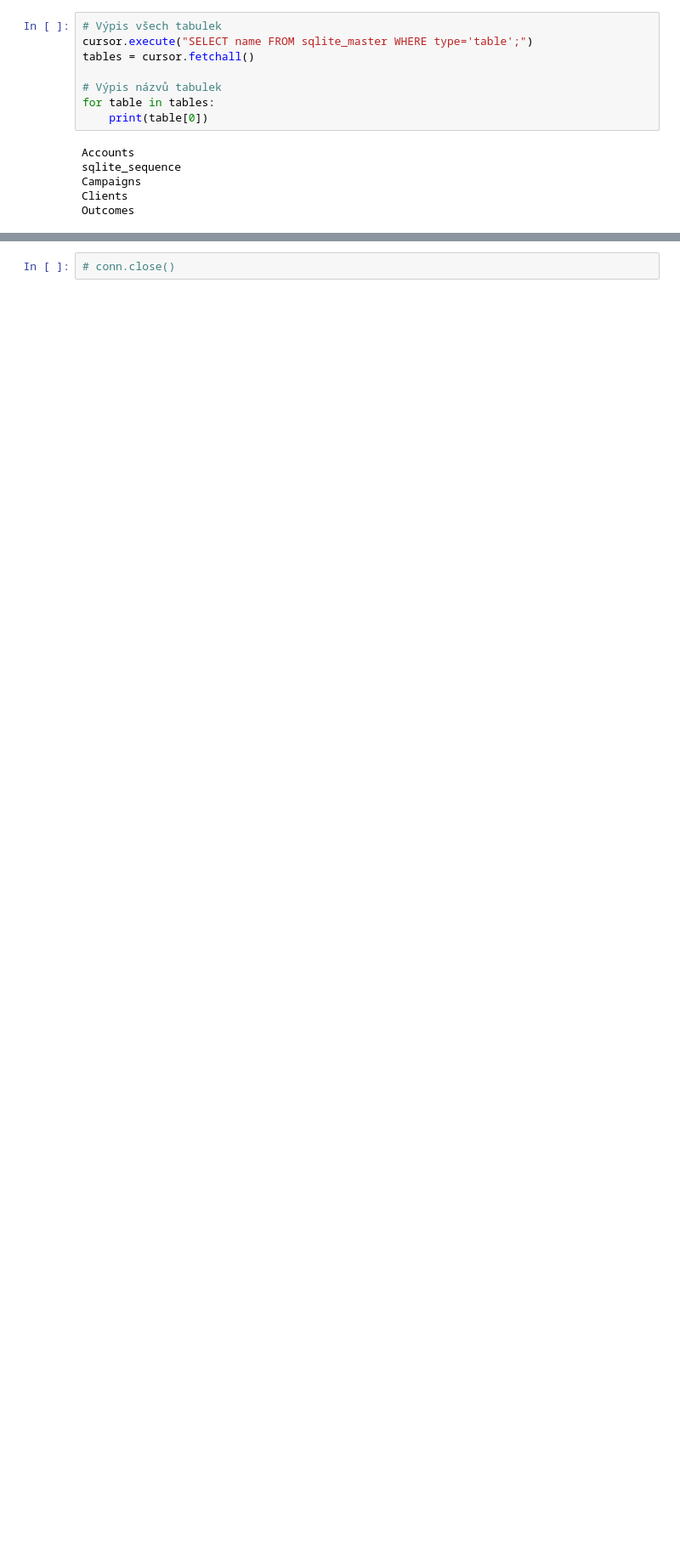
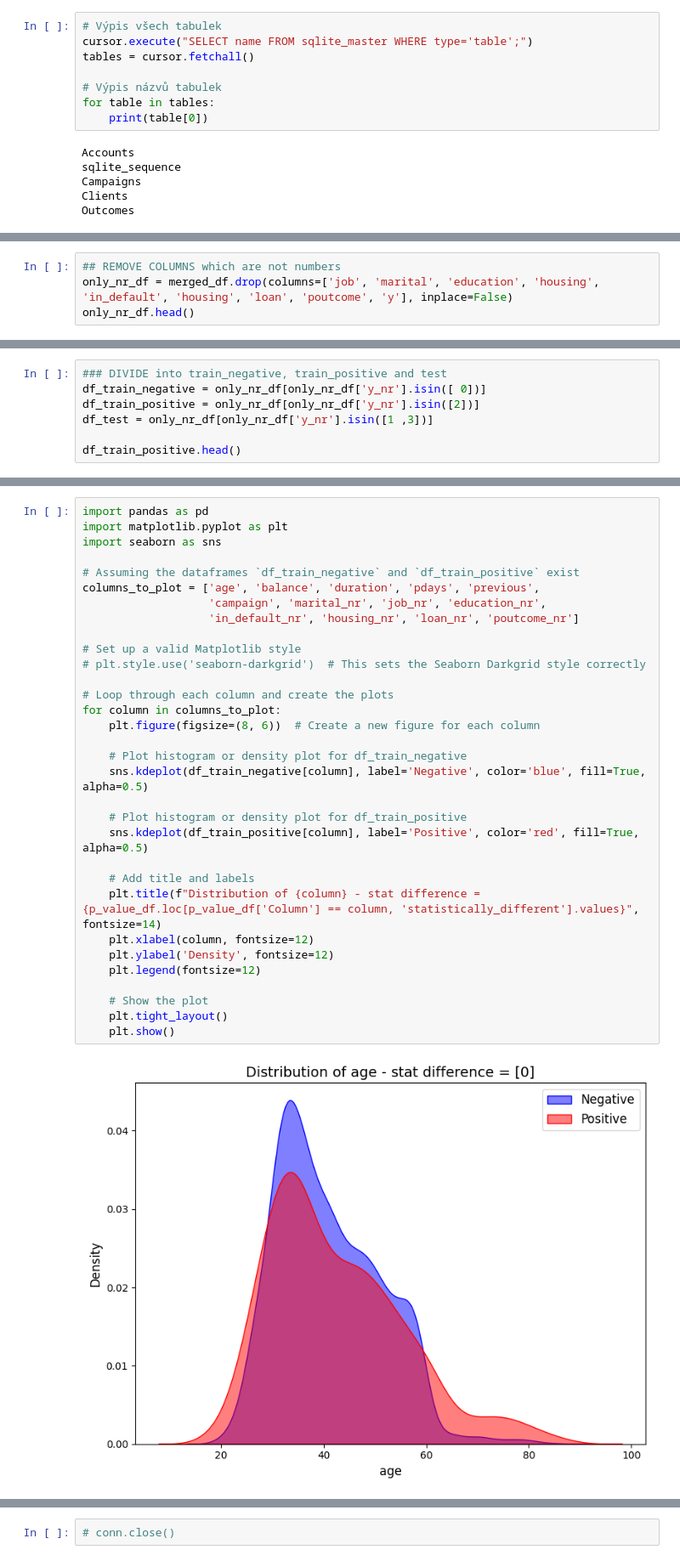
Before and after one commit to evakaldy/Bootcamp_Final_Project, a Jupyter notebook: explore_database.ipynb, the cells around one changed output, grey strips where cells are left out. Shown at 85% size. Drawn from its saved outputs; the diff is of its cells as text; blank space fills up the shorter version.

Commit message:
Found statistical difference between  columns/parameters, when y positive and negative!

```diff
--- a/explore_database.ipynb
+++ b/explore_database.ipynb
@@ -148,0 +180,4 @@ encoder = LabelEncoder()
+# %%
+## REMOVE COLUMNS which are not numbers
+only_nr_df = merged_df.drop(columns=['job', 'marital', 'education', 'housing', 'in_default', 'housing', 'loan', 'poutcome', 'y'], inplace=False)
+only_nr_df.head()
@@ -148,0 +191,7 @@ encoder = LabelEncoder()
+# %%
+### DIVIDE into train_negative, train_positive and test
+df_train_negative = only_nr_df[only_nr_df['y_nr'].isin([ 0])]
+df_train_positive = only_nr_df[only_nr_df['y_nr'].isin([2])]
+df_test = only_nr_df[only_nr_df['y_nr'].isin([1 ,3])]
+
+df_train_positive.head()
@@ -148,0 +302,34 @@ encoder = LabelEncoder()
+# %%
+import pandas as pd
+import matplotlib.pyplot as plt
+import seaborn as sns
+
+# Assuming the dataframes `df_train_negative` and `df_train_positive` exist
+columns_to_plot = ['age', 'balance', 'duration', 'pdays', 'previous',
+                   'campaign', 'marital_nr', 'job_nr', 'education_nr',
+                   'in_default_nr', 'housing_nr', 'loan_nr', 'poutcome_nr']
+
+# Set up a valid Matplotlib style
+# plt.style.use('seaborn-darkgrid')  # This sets the Seaborn Darkgrid style correctly
+
+# Loop through each column and create the plots
+for column in columns_to_plot:
+    plt.figure(figsize=(8, 6))  # Create a new figure for each column
+
+    # Plot histogram or density plot for df_train_negative
+    sns.kdeplot(df_train_negative[column], label='Negative', color='blue', fill=True, alpha=0.5)
+
+    # Plot histogram or density plot for df_train_positive
+    sns.kdeplot(df_train_positive[column], label='Positive', color='red', fill=True, alpha=0.5)
+
+    # Add title and labels
+    plt.title(f"Distribution of {column} - stat difference = {p_value_df.loc[p_value_df['Column'] == column, 'statistically_different'].values}", fontsize=14)
+    plt.xlabel(column, fontsize=12)
+    plt.ylabel('Density', fontsize=12)
+    plt.legend(fontsize=12)
+
+    # Show the plot
+    plt.tight_layout()
+    plt.show()
+# %% [output]
+[figure, added]
```
Also changed, not shown: parts of 13 cells of this notebook.
